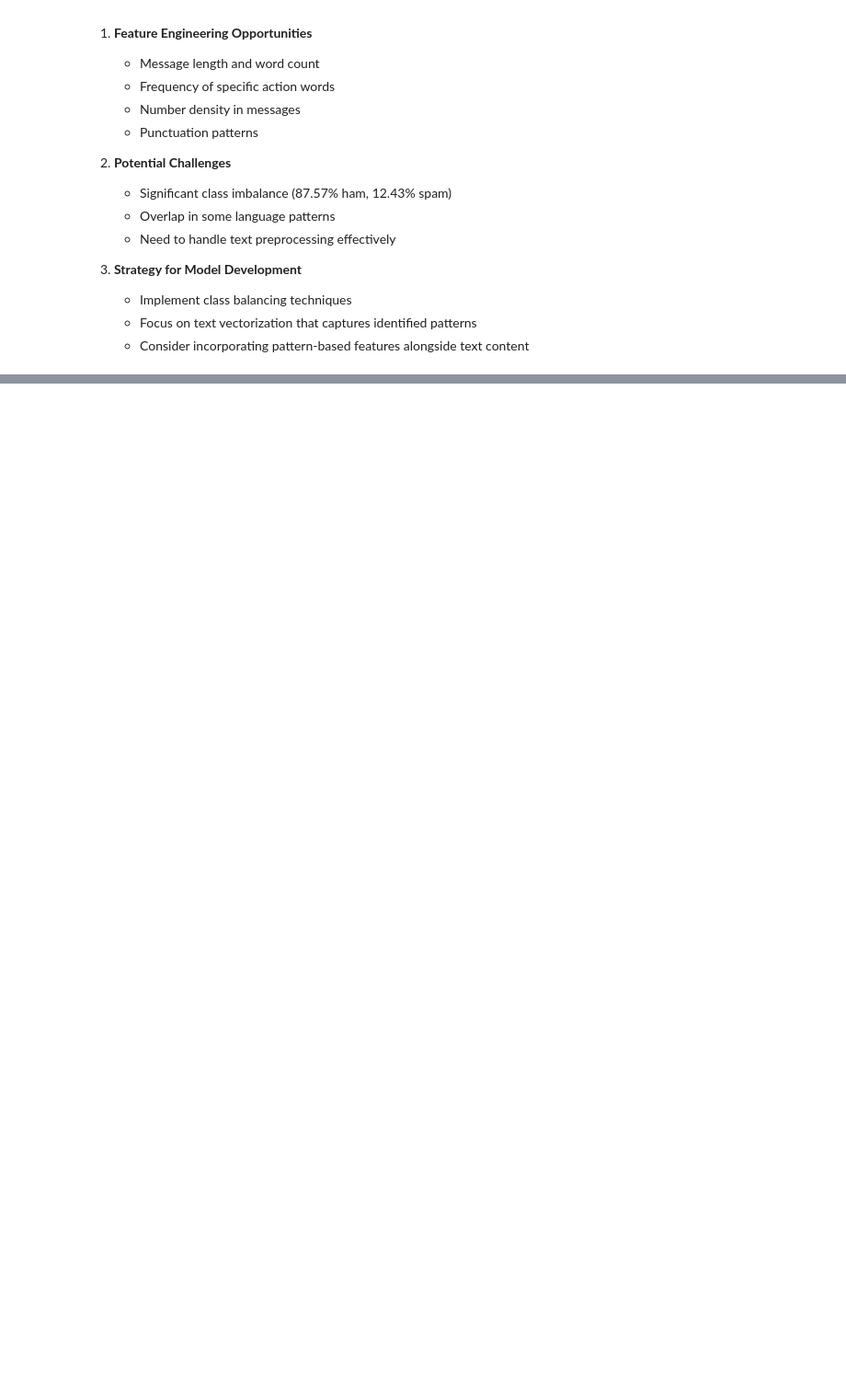
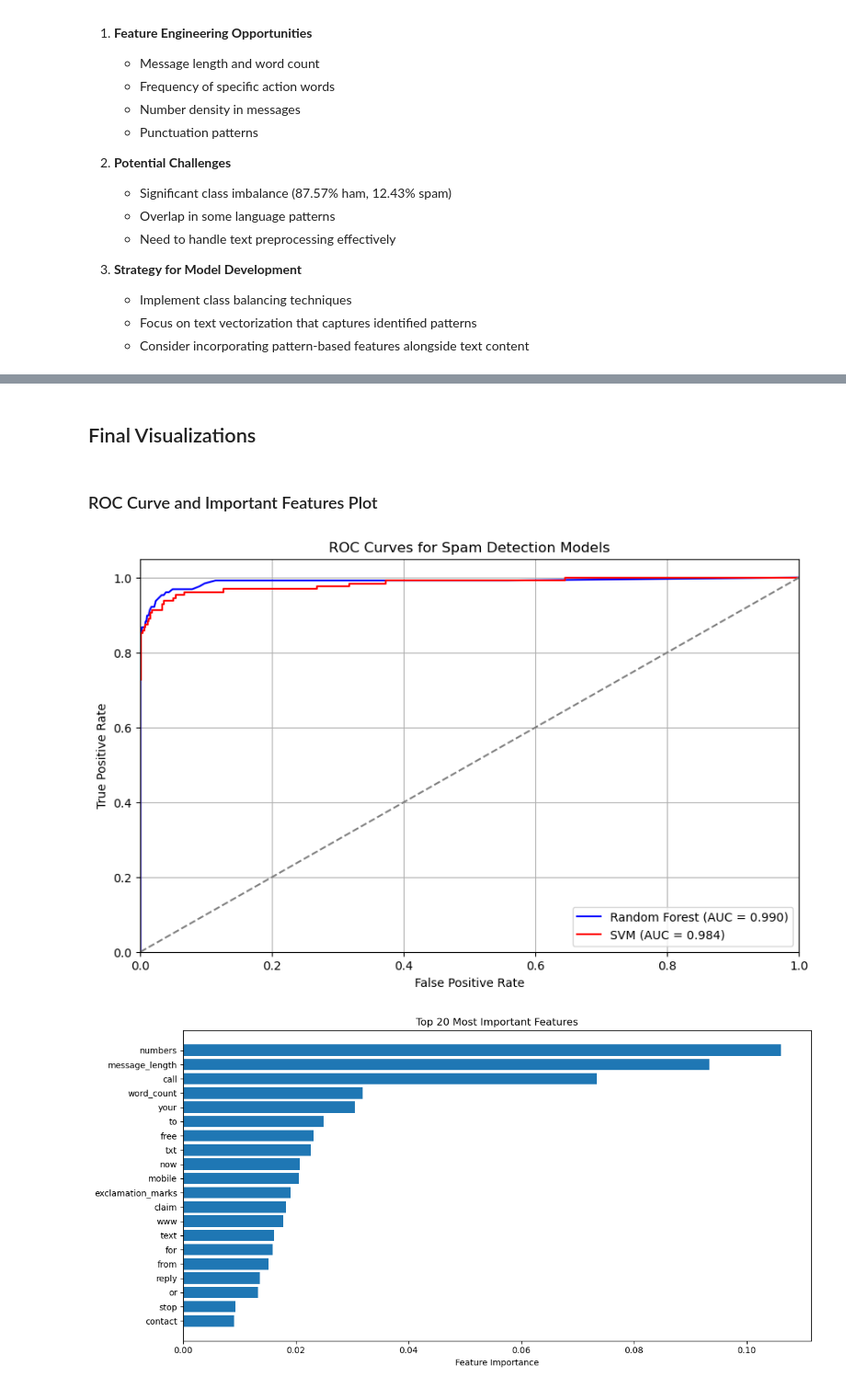
Before and after one commit to HammerAndShield/spam-supervised-learning, a Jupyter notebook: spam.ipynb, the cells around one changed output, grey strips where cells are left out. Shown: that part at 92% size. Cells and saved outputs as stored; diff of their text form; code cells hidden in the pictures; blank space fills up the shorter version.

Commit message:
create initial models and analysis

```diff
--- a/spam.ipynb
+++ b/spam.ipynb
@@ -495,0 +697,18 @@ Our analysis of special characters and patterns reveals some interesting distinc
+# %%
+from sklearn.svm import SVC
+
+# initialize the model
+svm_model = SVC(kernel='linear', random_state=42)
+
+# train the model
+svm_model.fit(X_train_balanced, y_train_balanced)
+
+# make predictions
+svm_predictions = svm_model.predict(X_test)
+
+# print results
+print("\nSVM Classification Report:")
+print(classification_report(y_test, svm_predictions))
+
+print("\nConfusion Matrix:")
+print(confusion_matrix(y_test, svm_predictions))
@@ -495,0 +870,52 @@ Our analysis of special characters and patterns reveals some interesting distinc
+# %% [markdown]
+## Final Visualizations
+# %% [markdown]
+### ROC Curve and Important Features Plot
+# %%
+from sklearn.metrics import roc_curve, auc
+import matplotlib.pyplot as plt
+
+# get probabilities for ROC curve
+rf_probs = rf_model.predict_proba(X_test)[:, 1]
+svm_probs = svm_model.decision_function(X_test)
+
+# calculate ROC curves
+rf_fpr, rf_tpr, _ = roc_curve(y_test, rf_probs)
+svm_fpr, svm_tpr, _ = roc_curve(y_test, svm_probs)
+
+# calculate AUC
+rf_auc = auc(rf_fpr, rf_tpr)
+svm_auc = auc(svm_fpr, svm_tpr)
+
+# create ROC plot
+plt.figure(figsize=(10, 6))
+plt.plot(rf_fpr, rf_tpr, color='blue', label=f'Random Forest (AUC = {rf_auc:.3f})')
+plt.plot(svm_fpr, svm_tpr, color='red', label=f'SVM (AUC = {svm_auc:.3f})')
+plt.plot([0, 1], [0, 1], color='gray', linestyle='--')
+plt.xlim([0.0, 1.0])
+plt.ylim([0.0, 1.05])
+plt.xlabel('False Positive Rate')
+plt.ylabel('True Positive Rate')
+plt.title('ROC Curves for Spam Detection Models')
+plt.legend(loc="lower right")
+plt.grid(True)
+plt.show()
+
+# feature importance plot for random forest
+feature_names = tfidf.get_feature_names_out().tolist() + [
+    'message_length', 'word_count', 'exclamation_marks',
+    'dollar_signs', 'numbers', 'question_marks', 'percentage_signs'
+]
+importances = rf_model.feature_importances_
+indices = np.argsort(importances)[-20:]
+
+plt.figure(figsize=(12, 6))
+plt.title('Top 20 Most Important Features')
+plt.barh(range(20), importances[indices])
+plt.yticks(range(20), [feature_names[i] for i in indices])
+plt.xlabel('Feature Importance')
+plt.tight_layout()
+plt.show()
+# %% [output]
+[figure, added]
+[figure, added]
```
Also changed, not shown: parts of 21 cells of this notebook.
